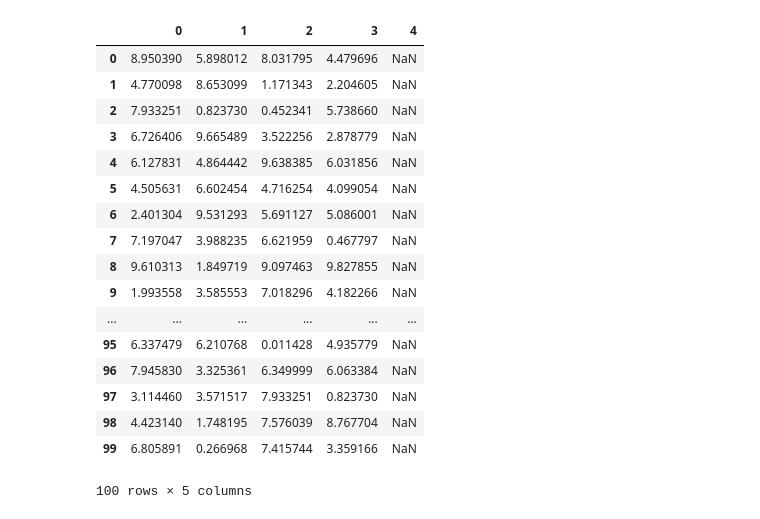
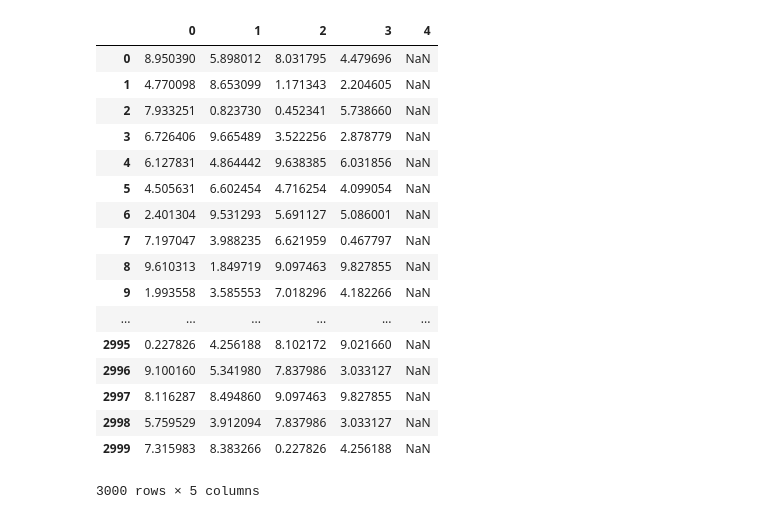
Before and after one commit to NUCAR-DEV/Hetero-Mark, a Jupyter notebook: tools/fdeb/vis.ipynb, the cells around one changed output. Saved outputs shown, nothing was run; the diff lists cells and outputs as text; code cells hidden in the pictures.

Commit message:
FDEB collaborative seems working fine

```diff
--- a/tools/fdeb/vis.ipynb
+++ b/tools/fdeb/vis.ipynb
@@ -28,25 +28,25 @@ data = pd.read_csv('/home/yifan/dev/src/gitlab.com/NUCAR-DEV/Hetero-Mark/build/s
 # %%
-data_in = pd.read_csv('/home/yifan/dev/src/gitlab.com/NUCAR-DEV/Hetero-Mark/tools/fdeb/100x100.csv', header=None);data_in
+data_in = pd.read_csv('/home/yifan/dev/src/gitlab.com/NUCAR-DEV/Hetero-Mark/tools/fdeb/100x3000.csv', header=None);data_in
 # data_in = pd.read_csv('/home/yifan/dev/src/gitlab.com/NUCAR-DEV/Hetero-Mark/build/src/fdeb/hc/out_cpu.data', header=None);data_in
 # %% [output]
 |  | 0 | 1 | 2 | 3 | 4 |
 | 0 | 8.950390 | 5.898012 | 8.031795 | 4.479696 | NaN |
 | 1 | 4.770098 | 8.653099 | 1.171343 | 2.204605 | NaN |
 | 2 | 7.933251 | 0.823730 | 0.452341 | 5.738660 | NaN |
 | 3 | 6.726406 | 9.665489 | 3.522256 | 2.878779 | NaN |
 | 4 | 6.127831 | 4.864442 | 9.638385 | 6.031856 | NaN |
 | 5 | 4.505631 | 6.602454 | 4.716254 | 4.099054 | NaN |
 | 6 | 2.401304 | 9.531293 | 5.691127 | 5.086001 | NaN |
 | 7 | 7.197047 | 3.988235 | 6.621959 | 0.467797 | NaN |
 | 8 | 9.610313 | 1.849719 | 9.097463 | 9.827855 | NaN |
 | 9 | 1.993558 | 3.585553 | 7.018296 | 4.182266 | NaN |
 | ... | ... | ... | ... | ... | ... |
-| 95 | 6.337479 | 6.210768 | 0.011428 | 4.935779 | NaN |
-| 96 | 7.945830 | 3.325361 | 6.349999 | 6.063384 | NaN |
-| 97 | 3.114460 | 3.571517 | 7.933251 | 0.823730 | NaN |
-| 98 | 4.423140 | 1.748195 | 7.576039 | 8.767704 | NaN |
-| 99 | 6.805891 | 0.266968 | 7.415744 | 3.359166 | NaN |
+| 2995 | 0.227826 | 4.256188 | 8.102172 | 9.021660 | NaN |
+| 2996 | 9.100160 | 5.341980 | 7.837986 | 3.033127 | NaN |
+| 2997 | 8.116287 | 8.494860 | 9.097463 | 9.827855 | NaN |
+| 2998 | 5.759529 | 3.912094 | 7.837986 | 3.033127 | NaN |
+| 2999 | 7.315983 | 8.383266 | 0.227826 | 4.256188 | NaN |
-100 rows × 5 columns
+3000 rows × 5 columns
 # %%
 lines = []
 def iterate_row(data):
```
Also changed, not shown: parts of 2 cells of this notebook, 9 other files.
